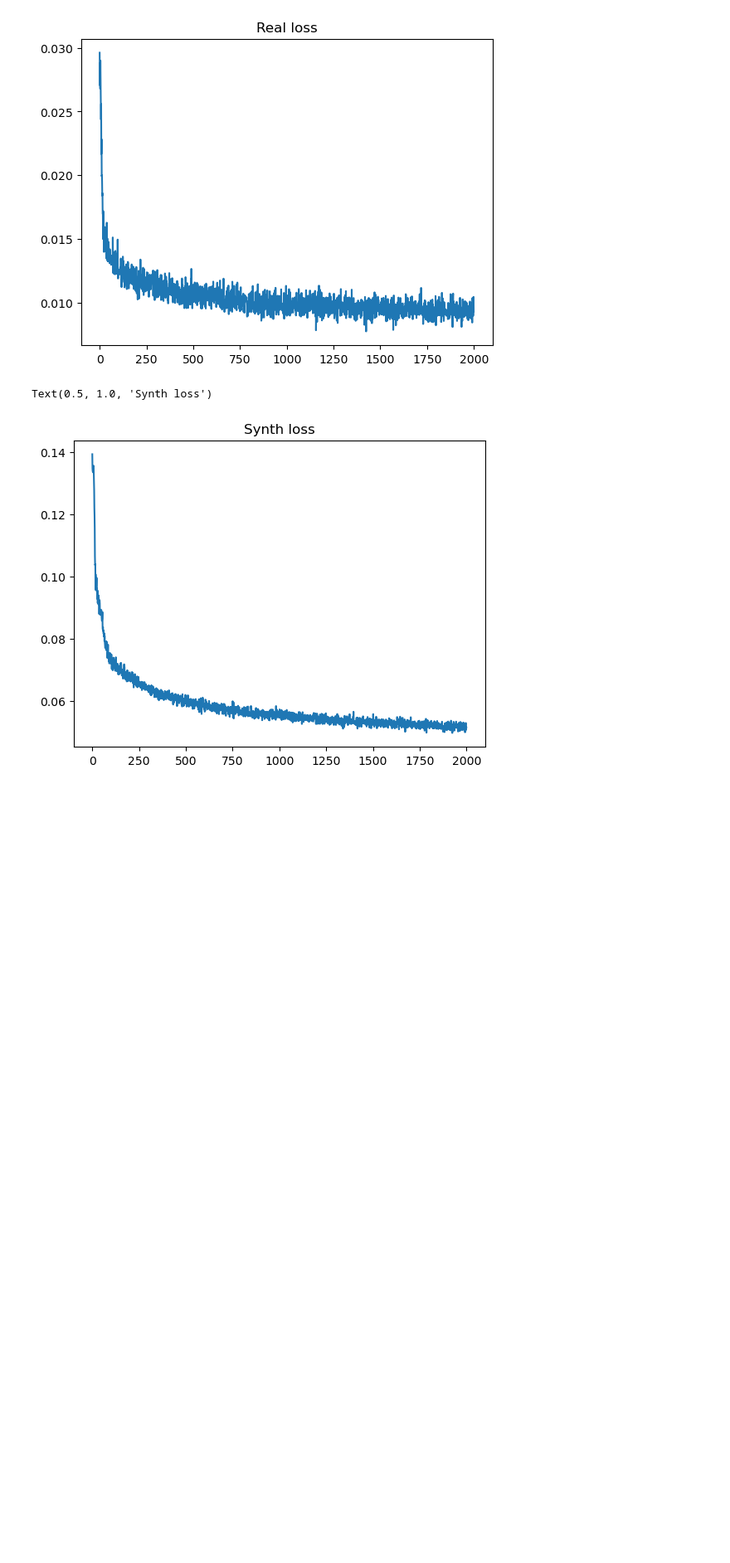
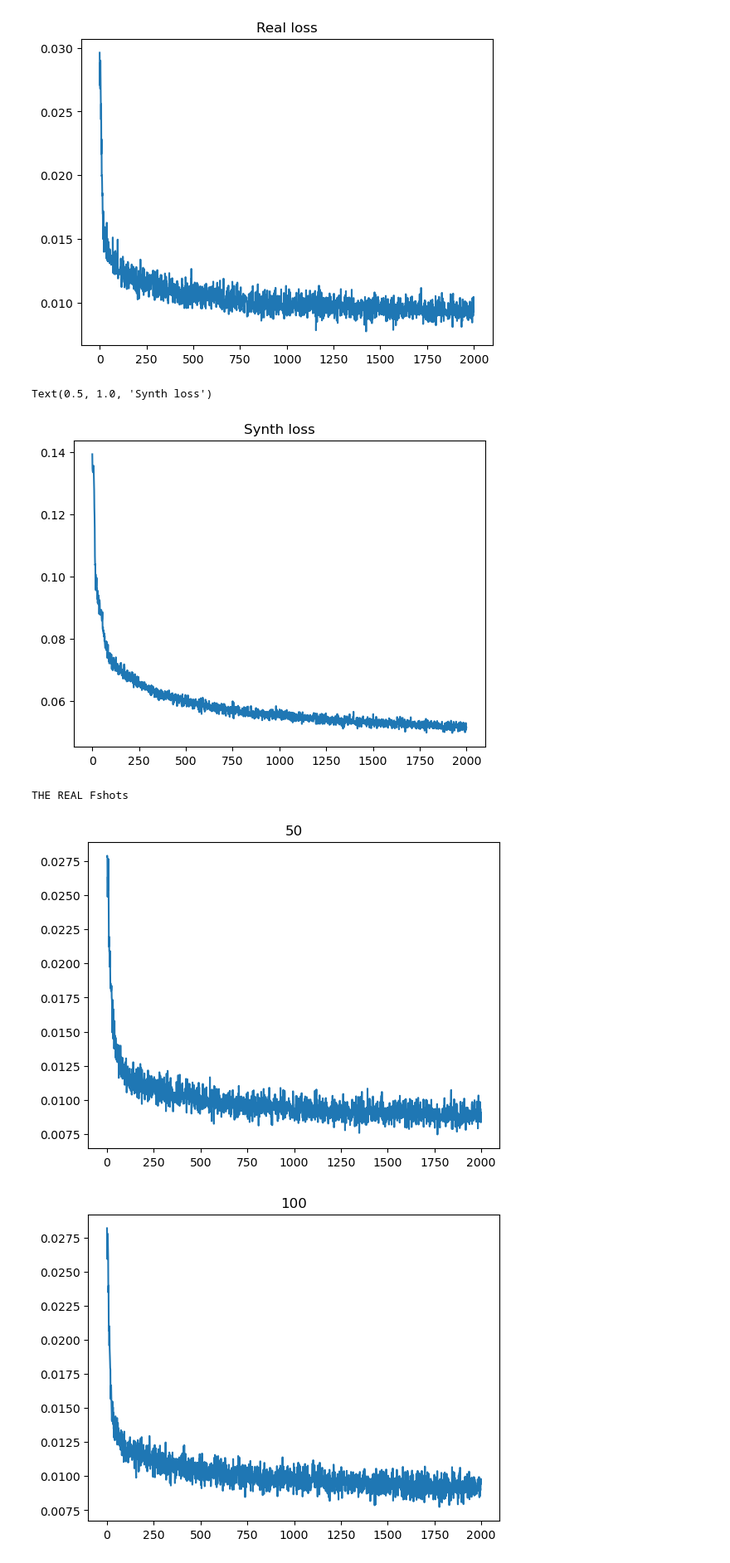
Before and after one commit to CaffineAddic/HybridMorph, a Jupyter notebook: FewShotCSV_visualizationLoss.ipynb, the cells around one changed output. Shown at 83% size. Drawn from its saved outputs; the diff is of its cells as text; code cells hidden in the pictures; blank space fills up the shorter version.

```diff
--- a/FewShotCSV_visualizationLoss.ipynb
+++ b/FewShotCSV_visualizationLoss.ipynb
@@ -54,3 +70,13 @@ plt.title('Synth loss')
 # %% [output]
 Text(0.5, 1.0, 'Synth loss')
 [figure]
+# %%
+print('THE REAL Fshots')
+for i in range(50, 250, 50):
+    exec(f'ax{i} = plt.figure({i/50})')
+    exec(f'plt.plot(Fshot_{i}_loss)')
+    exec(f'plt.title({i})')
+# %% [output]
+THE REAL Fshots
+[figure, added]
+[figure, added]
```
Also changed, not shown: parts of 8 cells of this notebook.
